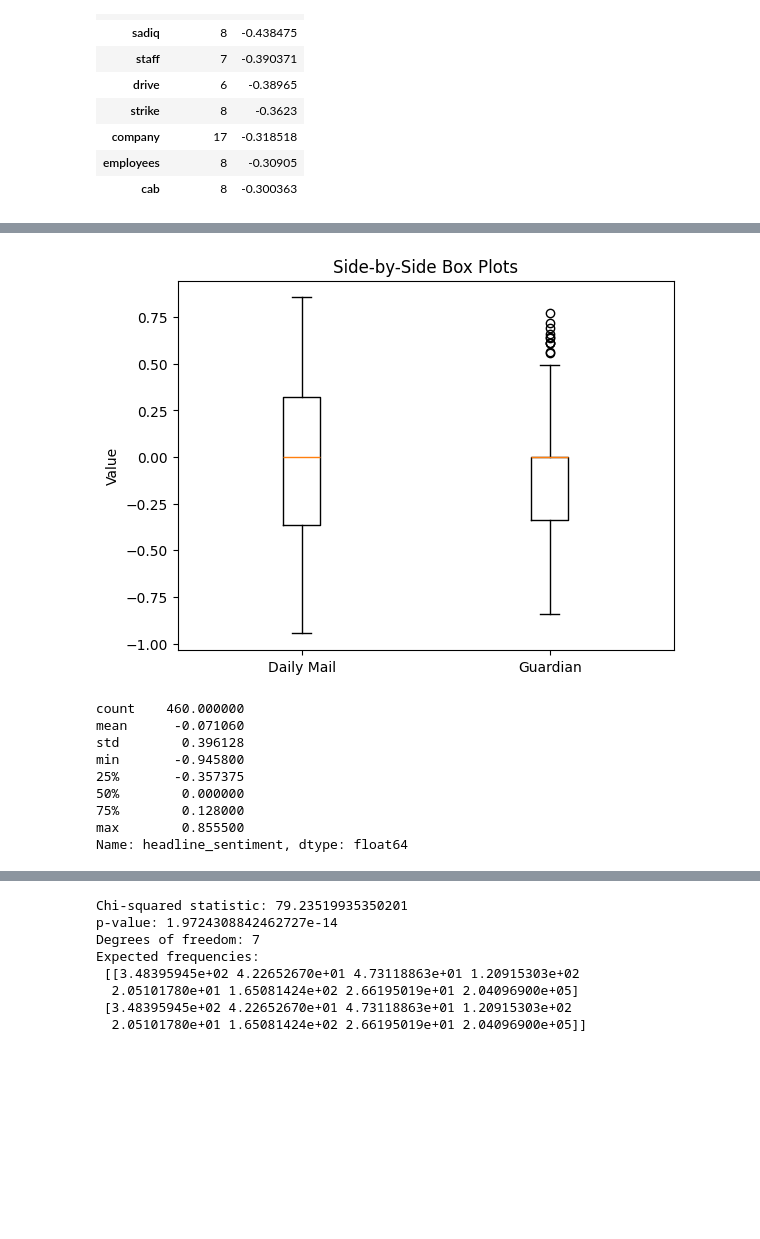
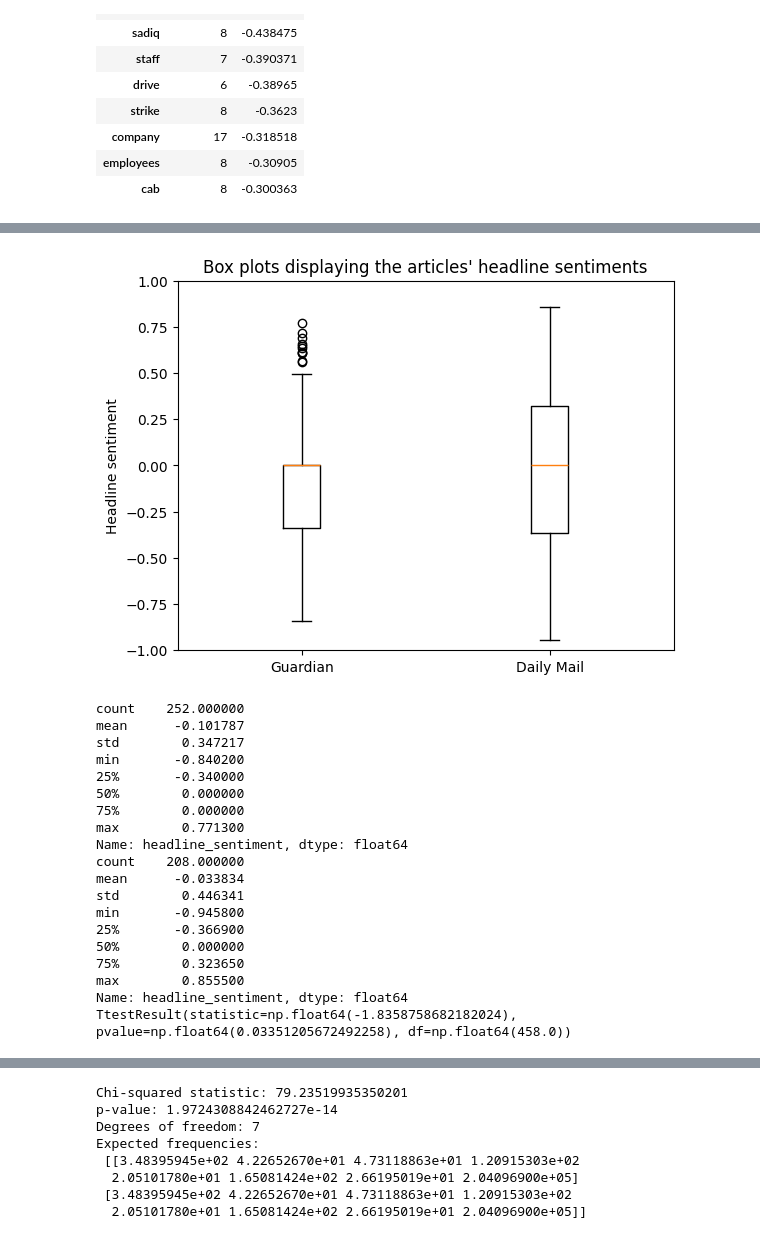
Before and after one commit to dmh21za/compmeth, a Jupyter notebook: summative.ipynb, the cells around one changed output, grey strips where cells are left out. Drawn from its saved outputs; the diff is of its cells as text; code cells hidden in the pictures; blank space fills up the shorter version.

```diff
--- a/summative.ipynb
+++ b/summative.ipynb
@@ -16,6 +16,7 @@ from nltk.sentiment import SentimentIntensityAnalyzer
 from sklearn.decomposition import LatentDirichletAllocation
 from sklearn.feature_extraction.text import TfidfVectorizer
 from collections import Counter
+import numpy as np
 
 # imports
 from bs4 import BeautifulSoup
@@ -47,12 +48,10 @@ def load_articles(loc):
   # Format df
 
   articles = []
-  for paper in ['guardian', 'dailymail']:
-      for a in articles_raw[paper]:
-          a['paper'] = paper
-          # ignore 2025 articles
-          if a['published'] < 1735689600:
-            articles.append(a)
+  for a in articles_raw:
+      # ignore 2025 articles
+      if a['published'] < 1735689600:
+        articles.append(a)
 
   return pd.DataFrame.from_records(articles)
 # %% [output]
@@ -1209,32 +1249,65 @@ df.head(5)
 # %%
 # i'll use headline as proxy for article to gauge sentiment
 # produce a histogram of df's headline_sentiment
 
 # box plot of headline sentiment
 # Create side-by-side box plots
 fig, ax = plt.subplots()
-ax.boxplot([df[df['paper'] == 'dailymail']['headline_sentiment'], df[df['paper'] == 'guardian']['headline_sentiment']], labels=['Daily Mail', 'Guardian'])
+ax.boxplot([df[df['paper'] == 'guardian']['headline_sentiment'], df[df['paper'] == 'dailymail']['headline_sentiment']], labels=['Guardian', 'Daily Mail'])
 
 # Customize plot
-ax.set_ylabel('Value')
-ax.set_title('Side-by-Side Box Plots')
+ax.set_ylabel('Headline sentiment')
+ax.set_title("Box plots displaying the articles' headline sentiments")
+ax.set_ylim(-1, 1)
 
 # Display plot
 
 plt.show()
 
 # display quartile range and median
-print(df['headline_sentiment'].describe())
+print(df[df['paper'] == 'guardian']['headline_sentiment'].describe())
+print(df[df['paper'] == 'dailymail']['headline_sentiment'].describe())
+print(stats.ttest_ind(df[df['paper'] == 'guardian']['headline_sentiment'], df[df['paper'] == 'dailymail']['headline_sentiment'], alternative='less'))
+
+
+# now do box plots for headline sentiment squared
+df['headline_sentiment_squared'] = abs(df['headline_sentiment'])
+fig, ax = plt.subplots()
+ax.boxplot([df[df['paper'] == 'guardian']['headline_sentiment_squared'], df[df['paper'] == 'dailymail']['headline_sentiment_squared']], labels=['Guardian', 'Daily Mail'])
+
+ax.set_ylabel('Absolute headline sentiment')
+ax.set_title("Box plots displaying the articles' absolute headline sentiments")
+ax.set_ylim(0, 1)
+
+plt.show()
+
+# describe both paper
+print(df[df['paper'] == 'guardian']['headline_sentiment_squared'].describe())
+print(df[df['paper'] == 'dailymail']['headline_sentiment_squared'].describe())
+
+# is the difference between papers' sentiment significant?
+# do one tail t-test
+print(stats.ttest_ind(df[df['paper'] == 'guardian']['headline_sentiment_squared'], df[df['paper'] == 'dailymail']['headline_sentiment_squared'], alternative='less'))
 
 # shows that uber headlines in the daily mail do tend to be more positive than the guardian
 # %% [output]
-[figure, old version]
+[figure, new version]
-count    460.000000
-mean      -0.071060
-std        0.396128
+count    252.000000
+mean      -0.101787
+std        0.347217
+min       -0.840200
+25%       -0.340000
+50%        0.000000
+75%        0.000000
+max        0.771300
+Name: headline_sentiment, dtype: float64
+count    208.000000
+mean      -0.033834
+std        0.446341
 min       -0.945800
-25%       -0.357375
+25%       -0.366900
 50%        0.000000
-75%        0.128000
+75%        0.323650
 max        0.855500
 Name: headline_sentiment, dtype: float64
+TtestResult(statistic=np.float64(-1.8358758682182024), pvalue=np.float64(0.03351205672492258), df=np.float64(458.0))
```
Also changed, not shown: parts of 10 cells of this notebook.
